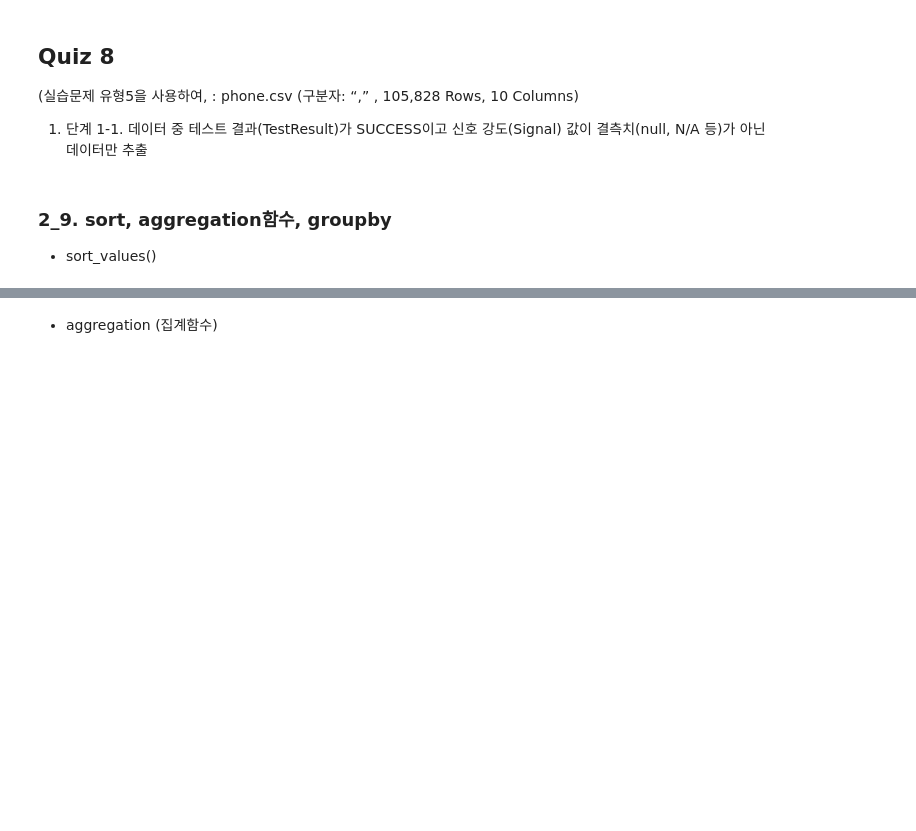
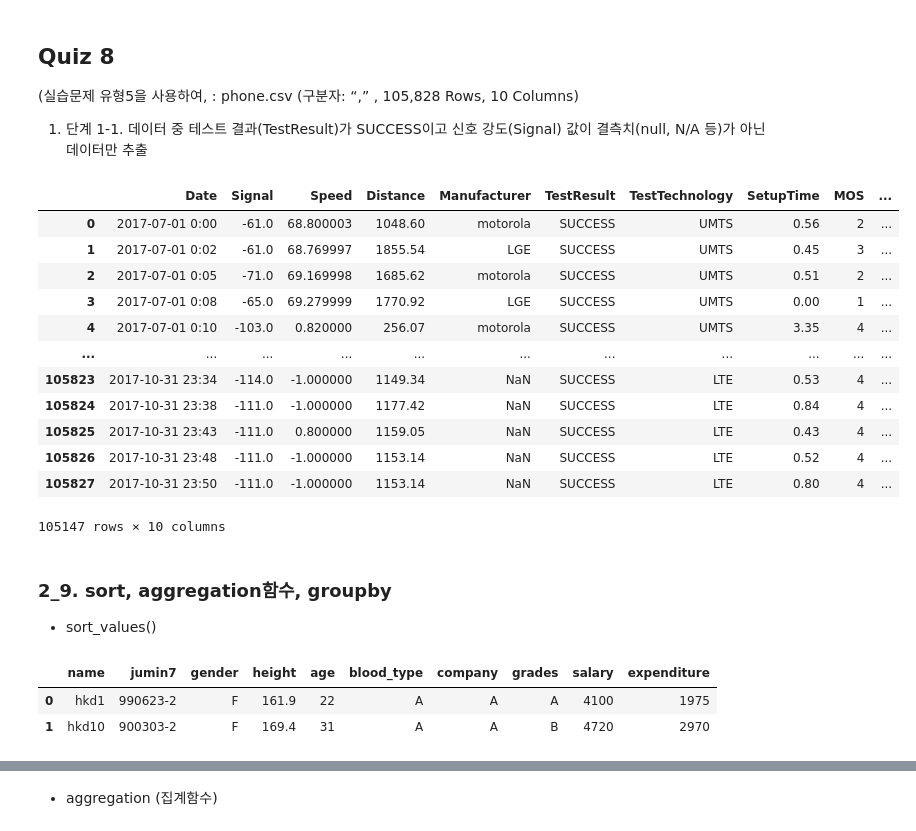
Before and after one commit to DevKelvin7/AI_Basic, a Jupyter notebook: [WorkBook]ch1 Numpy & Pandas.ipynb, the cells around one changed output, grey strips where cells are left out. Cells and saved outputs as stored; diff of their text form; code cells hidden in the pictures; blank space fills up the shorter version.

```diff
--- a/[WorkBook]ch1 Numpy & Pandas.ipynb
+++ b/[WorkBook]ch1 Numpy & Pandas.ipynb
@@ -983,6 +627,24 @@ AttributeError: 'DataFrame' object has no attribute 'dtype'
 (실습문제 유형5을 사용하여, : phone.csv (구분자:  “,” , 105,828 Rows, 10 Columns)
 
 1) 단계 1-1. 데이터 중 테스트 결과(TestResult)가 SUCCESS이고 신호 강도(Signal) 값이 결측치(null, N/A 등)가 아닌 데이터만 추출
+# %%
+df_phone = pd.read_csv('./ktd_2_data230224/phone.csv')
+df_phone['TestResult'].value_counts()
+df_phone.loc[df_phone['TestResult'] == 'SUCCESS', :].dropna(subset='Signal')
+# %% [output]
+|  | Date | Signal | Speed | Distance | Manufacturer | TestResult | TestTechnology | SetupTime | MOS | ... |
+| 0 | 2017-07-01 0:00 | -61.0 | 68.800003 | 1048.60 | motorola | SUCCESS | UMTS | 0.56 | 2 | ... |
+| 1 | 2017-07-01 0:02 | -61.0 | 68.769997 | 1855.54 | LGE | SUCCESS | UMTS | 0.45 | 3 | ... |
+| 2 | 2017-07-01 0:05 | -71.0 | 69.169998 | 1685.62 | motorola | SUCCESS | UMTS | 0.51 | 2 | ... |
+| 3 | 2017-07-01 0:08 | -65.0 | 69.279999 | 1770.92 | LGE | SUCCESS | UMTS | 0.00 | 1 | ... |
+| 4 | 2017-07-01 0:10 | -103.0 | 0.820000 | 256.07 | motorola | SUCCESS | UMTS | 3.35 | 4 | ... |
+| ... | ... | ... | ... | ... | ... | ... | ... | ... | ... | ... |
+| 105823 | 2017-10-31 23:34 | -114.0 | -1.000000 | 1149.34 | NaN | SUCCESS | LTE | 0.53 | 4 | ... |
+| 105824 | 2017-10-31 23:38 | -111.0 | -1.000000 | 1177.42 | NaN | SUCCESS | LTE | 0.84 | 4 | ... |
+| 105825 | 2017-10-31 23:43 | -111.0 | 0.800000 | 1159.05 | NaN | SUCCESS | LTE | 0.43 | 4 | ... |
+| 105826 | 2017-10-31 23:48 | -111.0 | -1.000000 | 1153.14 | NaN | SUCCESS | LTE | 0.52 | 4 | ... |
+| 105827 | 2017-10-31 23:50 | -111.0 | -1.000000 | 1153.14 | NaN | SUCCESS | LTE | 0.80 | 4 | ... |
+105147 rows × 10 columns
 # %% [markdown]
 ### 2_9. sort, aggregation함수, groupby
 
@@ -992,2 +652,10 @@ AttributeError: 'DataFrame' object has no attribute 'dtype'
+# %%
+# 파일 로딩
+df_hk = pd.read_csv('./ktd_2_data230224/hk_221206.csv')
+df_hk[:2]
+# %% [output]
+|  | name | jumin7 | gender | height | age | blood_type | company | grades | salary | expenditure |
+| 0 | hkd1 | 990623-2 | F | 161.9 | 22 | A | A | A | 4100 | 1975 |
+| 1 | hkd10 | 900303-2 | F | 169.4 | 31 | A | A | B | 4720 | 2970 |
 # %%
 # sort_values, 1개 column 정렬
```
Also changed, not shown: parts of 114 cells of this notebook.
